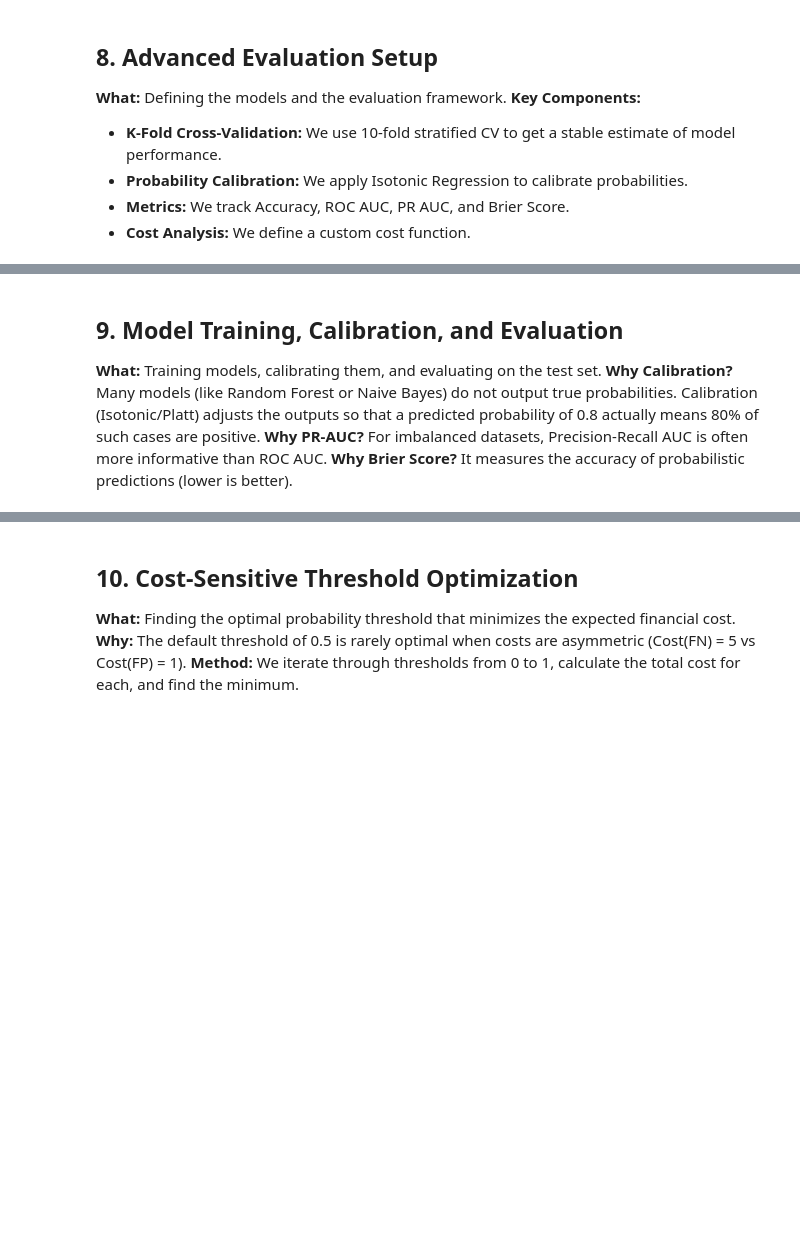
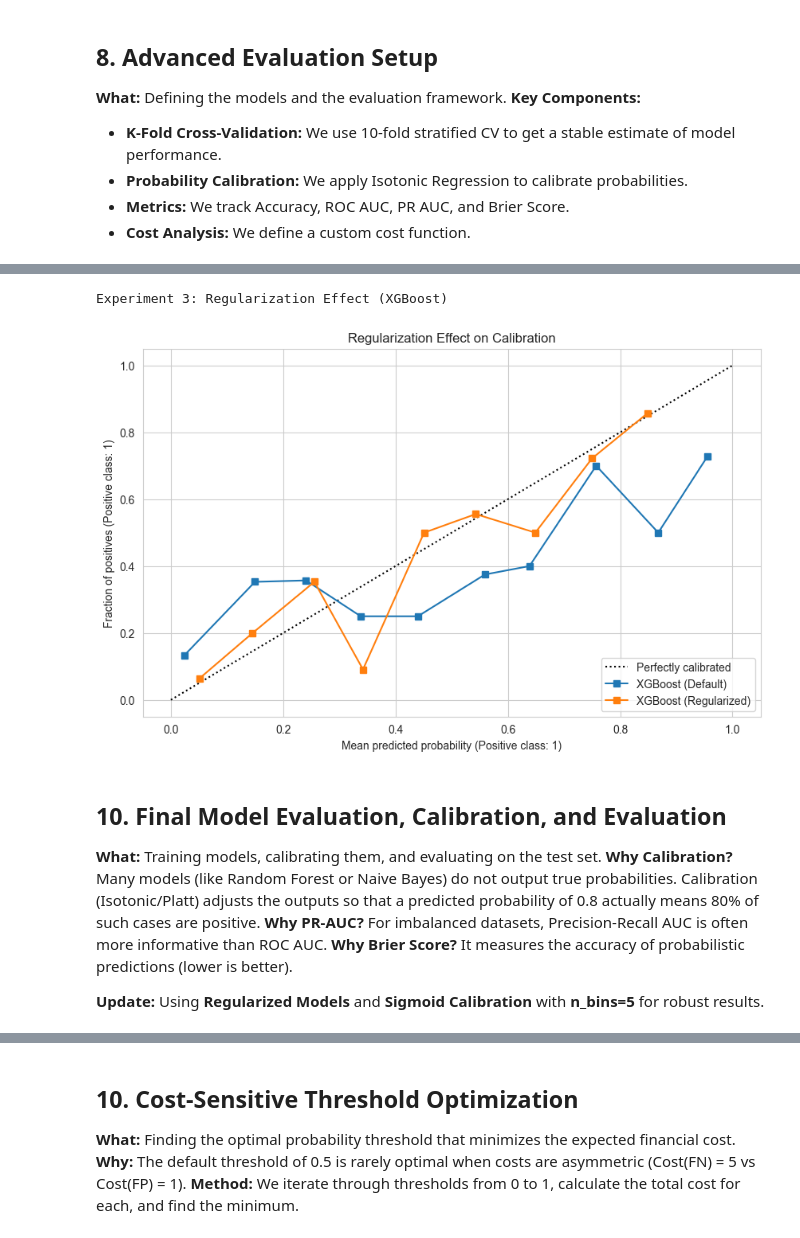
Before and after one commit to Asiadigi/DataScience-ML-FinalProject, a Jupyter notebook: credit_default_prediction.ipynb, the cells around one changed output, grey strips where cells are left out. Cells and saved outputs as stored; diff of their text form; code cells hidden in the pictures; blank space fills up the shorter version.

```diff
--- a/credit_default_prediction.ipynb
+++ b/credit_default_prediction.ipynb
@@ -336,8 +401,39 @@ def calculate_cost(y_true, y_pred):
+# %%
+print("Experiment 3: Regularization Effect (XGBoost)")
+
+# Default XGBoost
+xgb_default = XGBClassifier(eval_metric='logloss', random_state=42)
+xgb_default.fit(X_train_preprocessed, y_train)
+prob_default = xgb_default.predict_proba(X_test_preprocessed)[:, 1]
+
+# Regularized XGBoost
+xgb_reg = XGBClassifier(
+    eval_metric='logloss',
+    random_state=42,
+    learning_rate=0.05,       # Slower learning
+    n_estimators=200,         # More trees
+    max_depth=3,              # Shallower trees
+    min_child_weight=5,       # Higher leaf mass (prevents isolating outliers)
+    subsample=0.8             # Row sampling
+)
+xgb_reg.fit(X_train_preprocessed, y_train)
+prob_reg = xgb_reg.predict_proba(X_test_preprocessed)[:, 1]
+
+plt.figure(figsize=(10, 6))
+CalibrationDisplay.from_predictions(y_test, prob_default, n_bins=10, name='XGBoost (Default)', ax=plt.gca())
+CalibrationDisplay.from_predictions(y_test, prob_reg, n_bins=10, name='XGBoost (Regularized)', ax=plt.gca())
+plt.title('Regularization Effect on Calibration')
+plt.show()
+# %% [output]
+Experiment 3: Regularization Effect (XGBoost)
+[figure, added]
 # %% [markdown]
-## 9. Model Training, Calibration, and Evaluation
+## 10. Final Model Evaluation, Calibration, and Evaluation
 **What:** Training models, calibrating them, and evaluating on the test set.
 **Why Calibration?** Many models (like Random Forest or Naive Bayes) do not output true probabilities. Calibration (Isotonic/Platt) adjusts the outputs so that a predicted probability of 0.8 actually means 80% of such cases are positive.
 **Why PR-AUC?** For imbalanced datasets, Precision-Recall AUC is often more informative than ROC AUC.
 **Why Brier Score?** It measures the accuracy of probabilistic predictions (lower is better).
+
+**Update:** Using **Regularized Models** and **Sigmoid Calibration** with **n_bins=5** for robust results.
 # %%
 results = []
```
Also changed, not shown: parts of 7 cells of this notebook, 4 other files.
